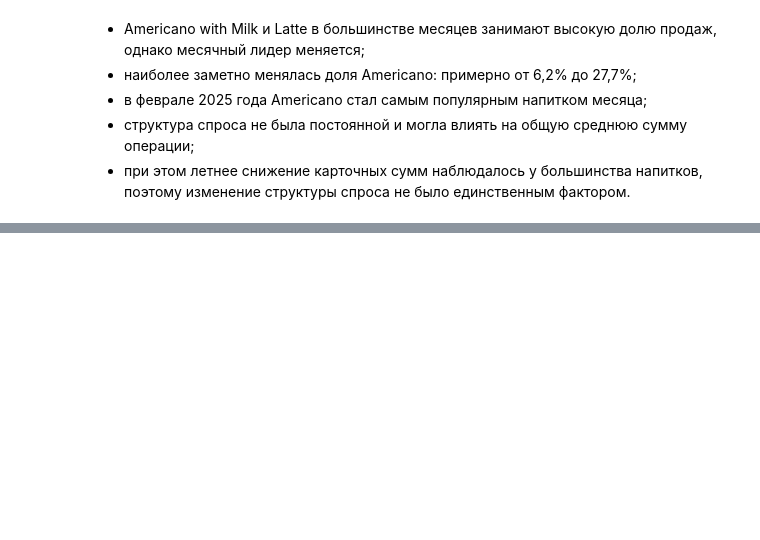
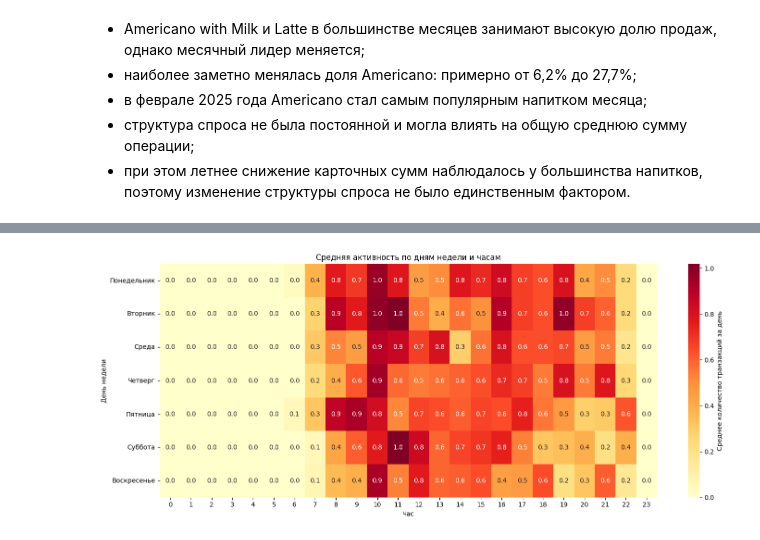
Before and after one commit to prodavec-svg/Coffee-sales-eda, a Jupyter notebook: notebooks/main.ipynb, the cells around one changed output, grey strips where cells are left out. Cells and saved outputs as stored; diff of their text form; code cells hidden in the pictures; blank space fills up the shorter version.

```diff
--- a/notebooks/main.ipynb
+++ b/notebooks/main.ipynb
@@ -603,0 +611,20 @@ plt.show()
+# %%
+daily_hour_with_weekday = daily_hour.copy()
+daily_hour_with_weekday['weekday_num'] = daily_hour_with_weekday.index.dayofweek
+weekday_hour_average = (
+    daily_hour_with_weekday.groupby('weekday_num')[list(range(24))]
+    .mean().reindex(range(7))
+)
+weekday_hour_average.index = [weekday_names[i] for i in weekday_hour_average.index]
+
+plt.figure(figsize=(15, 6))
+sns.heatmap(weekday_hour_average, cmap='YlOrRd', annot=True, fmt='.1f',
+            cbar_kws={'label': 'Среднее количество транзакций за день'})
+plt.title('Средняя активность по дням недели и часам')
+plt.xlabel('Час')
+
+plt.ylabel('День недели')
+plt.tight_layout()
+plt.show()
+# %% [output]
+[figure, added]
```
Also changed, not shown: parts of 41 cells of this notebook.
